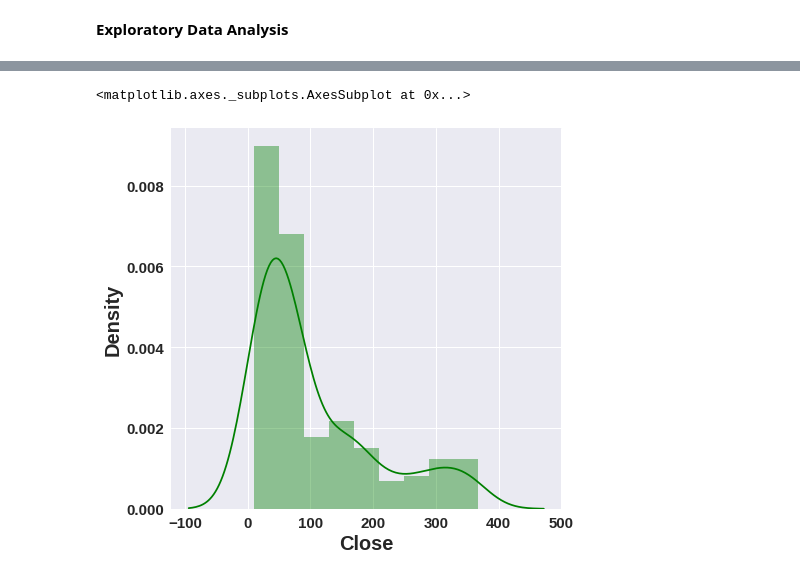
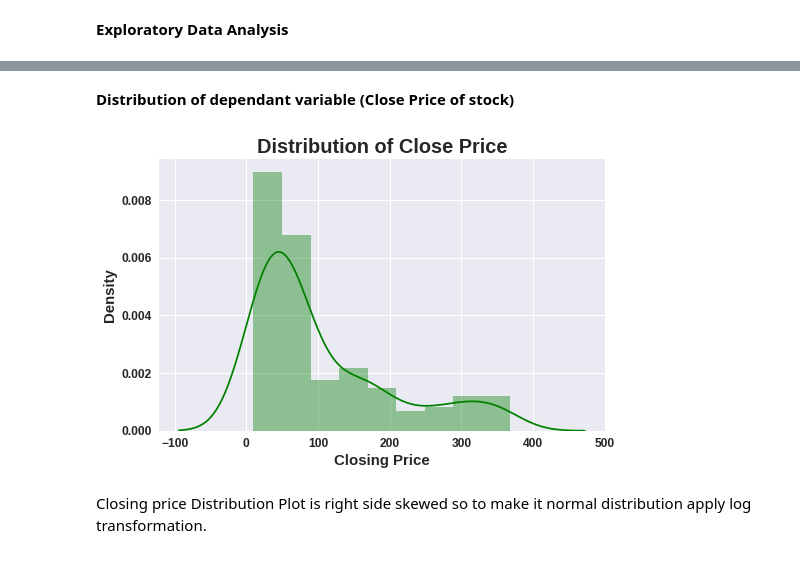
Before and after one commit to priyabodke41/Regression_capstone_project, a Jupyter notebook: Regression_capstone_project.ipynb, the cells around one changed output, grey strips where cells are left out. Drawn from its saved outputs; the diff is of its cells as text; code cells hidden in the pictures.

```diff
--- a/Regression_capstone_project.ipynb
+++ b/Regression_capstone_project.ipynb
@@ -131,7 +131,14 @@ plt.show()
-# %%
-#visualising closing price
-plt.figure(figsize=(7,7))
-sns.distplot(stockdata['Close'],color="g")
-# %% [output]
-<matplotlib.axes._subplots.AxesSubplot at 0x...>
-[figure, removed]
+# %% [markdown]
+**Distribution of dependant variable**
+**(Close Price of stock)**
+# %%
+plt.figure(figsize=(8,5))
+sns.distplot(stockdata['Close'],color="g")
+plt.title('Distribution of Close Price')
+plt.xlabel('Closing Price')
+plt.ylabel('Density')
+plt.show()
+# %% [output]
+[figure, added]
+# %% [markdown]
+Closing price Distribution Plot is right side skewed so to make it normal distribution apply log transformation.
```
Also changed, not shown: parts of 14 cells of this notebook.
